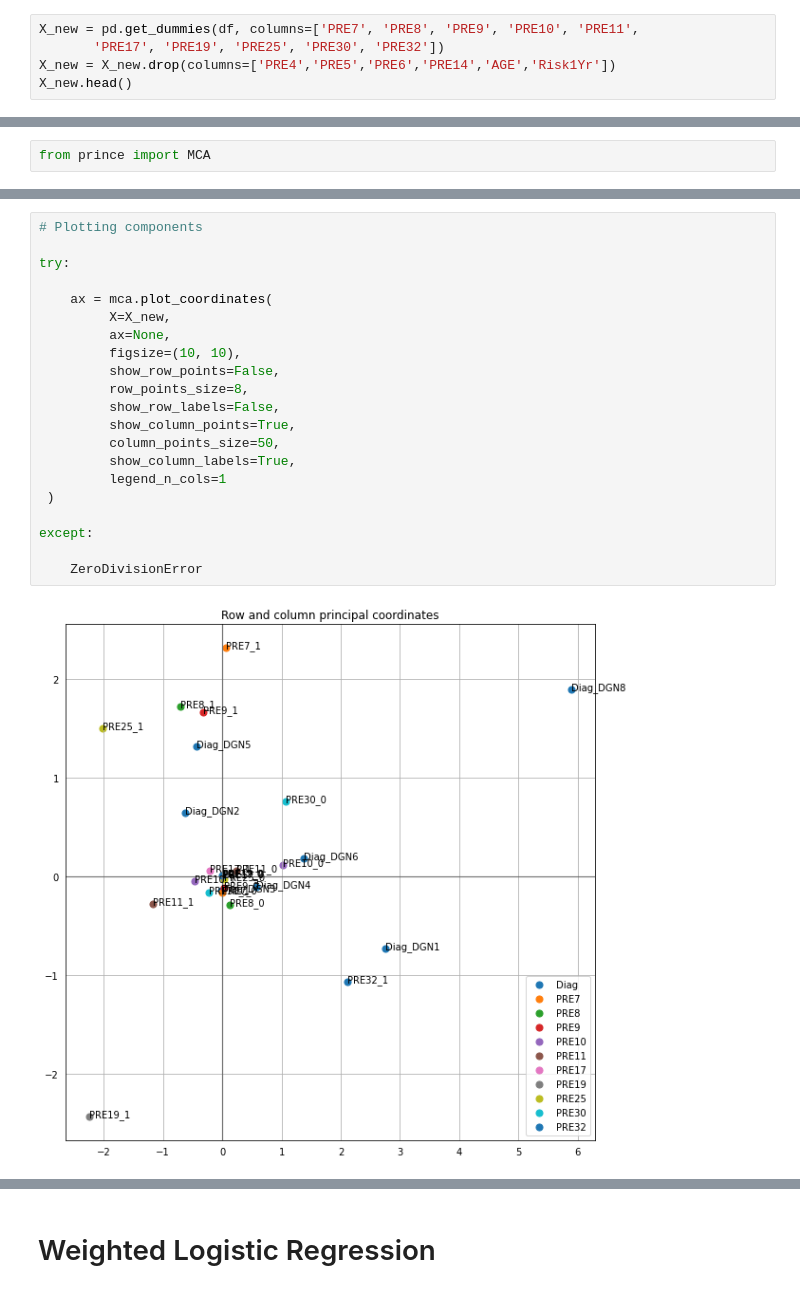
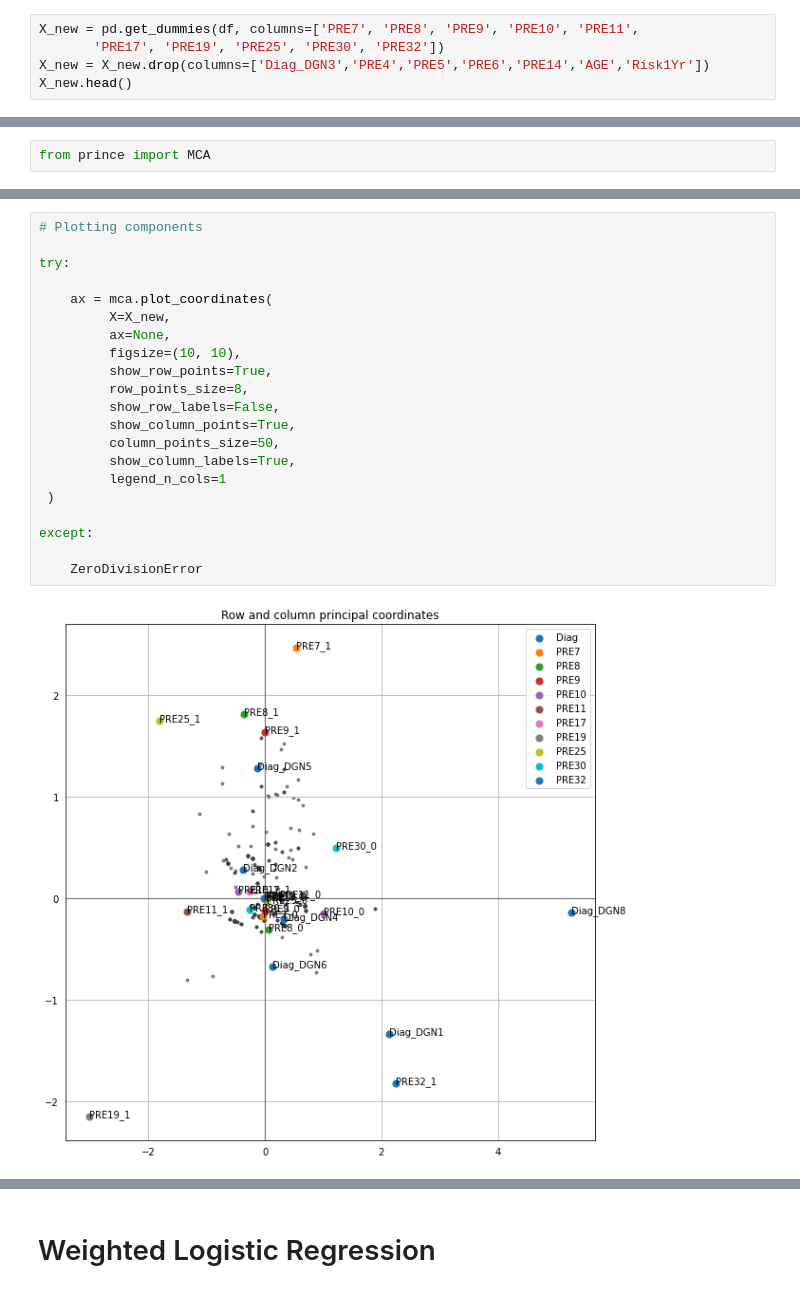
Before and after one commit to Robert-Lewis3/Springboard, a Jupyter notebook: CAPSTONE_2/CAPSTONE - Thoracic Surgery.ipynb, the cells around one changed output, grey strips where cells are left out. Drawn from its saved outputs; the diff is of its cells as text.

```diff
--- a/CAPSTONE_2/CAPSTONE - Thoracic Surgery.ipynb
+++ b/CAPSTONE_2/CAPSTONE - Thoracic Surgery.ipynb
@@ -325,6 +346,6 @@ dtype: int64
 # %%
 X_new = pd.get_dummies(df, columns=['PRE7', 'PRE8', 'PRE9', 'PRE10', 'PRE11',
        'PRE17', 'PRE19', 'PRE25', 'PRE30', 'PRE32'])
-X_new = X_new.drop(columns=['PRE4','PRE5','PRE6','PRE14','AGE','Risk1Yr'])
+X_new = X_new.drop(columns=['Diag_DGN3','PRE4','PRE5','PRE6','PRE14','AGE','Risk1Yr'])
 X_new.head()
 # %% [output]
@@ -360,23 +381,23 @@ mca.transform(X_new)
 # %%
 # Plotting components
 
 try:
 
     ax = mca.plot_coordinates(
          X=X_new,
          ax=None,
          figsize=(10, 10),
-         show_row_points=False,
+         show_row_points=True,
          row_points_size=8,
          show_row_labels=False,
          show_column_points=True,
          column_points_size=50,
          show_column_labels=True,
          legend_n_cols=1
  )
 
 except:
 
     ZeroDivisionError
 # %% [output]
-[figure, old version]
+[figure, new version]
```
Also changed, not shown: parts of 30 cells of this notebook.
